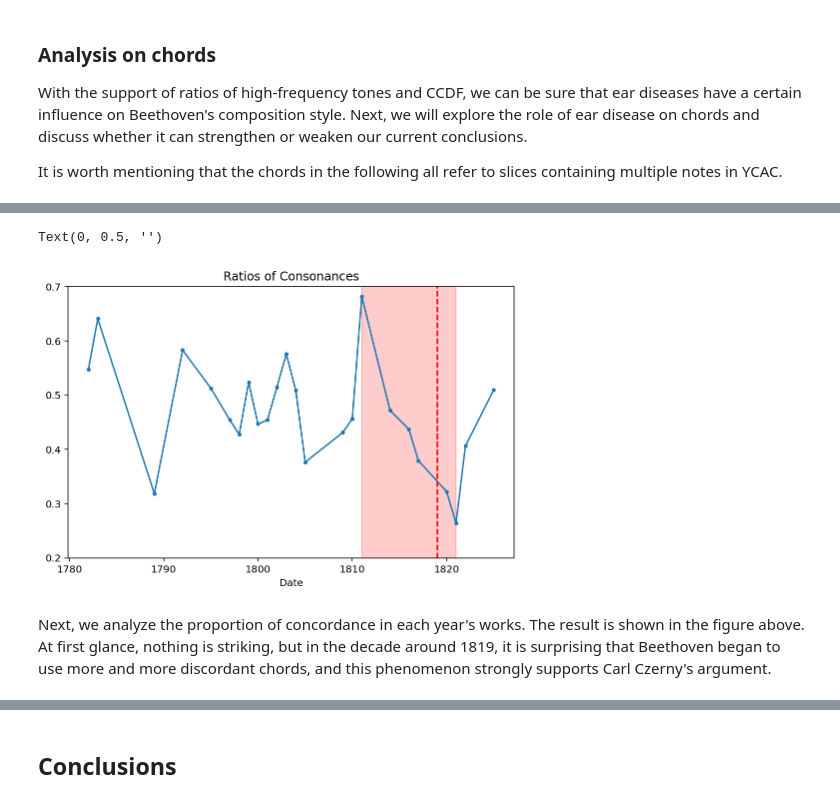
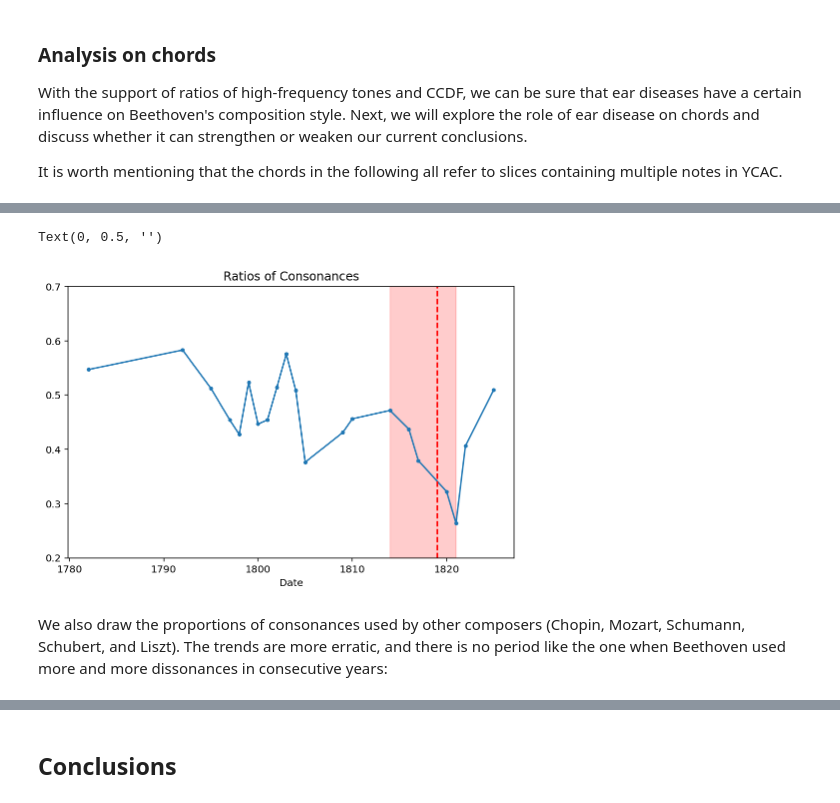
Before and after one commit to neilgogogo/digital_musicology, a Jupyter notebook: milestone3.ipynb, the cells around one changed output, grey strips where cells are left out. Drawn from its saved outputs; the diff is of its cells as text; code cells hidden in the pictures.

```diff
--- a/milestone3.ipynb
+++ b/milestone3.ipynb
@@ -144,3 +179,6 @@ pitch_df.head()
+# %%
+piano_df = piano_df[(piano_df['Published'] != 1783) & (piano_df['Published'] != 1789) & (piano_df['Published'] != 1811)]
+pitch_df = pitch_df[(pitch_df['Published'] != 1783) & (pitch_df['Published'] != 1789) & (pitch_df['Published'] != 1811)]
 # %% [markdown]
 ### Analysis on pitches
 # %% [markdown]
@@ -408,0 +498,39 @@ It can be seen that Beethoven would prefer to use the chords he used before, whi
+# %%
+def plot_composer_cdf(name):
+    from statistics import median
+
+    bach_df = pd.read_csv(f'./YCAC-data-1/{name}Slices.csv')
+    bach_df = bach_df.drop(columns=['Composer', 'LocalTonic', 'LocalMode', 'LocalSDForm_BassSD', 'Confidence'])
+
+    bach_df = pd.merge(composer, bach_df, left_on='Filename', right_on='file')
+
+    slices_counts = bach_df.groupby('Published').count()['Chord']
+    ilegal_years = [i for i in slices_counts.index if slices_counts[i] < 1000]
+    bach_df = bach_df[bach_df.apply(lambda x: x['Published'] not in ilegal_years, axis=1)]
+
+    ### Calculate new chords by years.
+    chord_types = []
+    all_chords = set()
+    year_list = list(bach_df['Published'].unique())
+    for year in year_list:
+        new_chords = set()
+        window_df = bach_df[bach_df['Published'] == year]
+        for chord in window_df['Chord']:
+            element = convert_chord(chord)
+            if len(element) > 1:
+                new_chords.add(frozenset(element))
+        chord_types.append(new_chords - all_chords)
+        all_chords = all_chords.union(new_chords)
+
+    plt.figure(figsize=(6, 5))
+    y_chord = list(len(i)/len(all_chords) for i in chord_types)
+    cdf_chord = np.cumsum(y_chord)
+    plt.plot(year_list, cdf_chord, marker='.')
+    plt.axvline(0.5 * (year_list[0] + year_list[-1]), color='red', ls='--')
+    plt.axhline(0.5, ls='--')
+    plt.title(f'CDF of new chords - {name}')
+    plt.xlabel('Date')
+    plt.ylabel('Ratio')
+# %%
+for i in other_composers:
+    plot_composer_cdf(i)
@@ -427,16 +577,14 @@ for year in year_list:
 # %%
 plt.figure(figsize=(8, 5))
 plt.plot(year_list, list(consonances[i]/chords[i] for i in range(len(chords))), marker='.')
 y_min, y_max = 0.2, 0.7
-plt.fill_betweenx([y_min, y_max], 1811, 1821, color='red', alpha=0.2)
+plt.fill_betweenx([y_min, y_max], 1814, 1821, color='red', alpha=0.2)
 plt.ylim([y_min, y_max])
 # plt.axvline(1800, color='red', ls='--')
 plt.axvline(1819, color='red', ls='--')
 plt.title('Ratios of Consonances')
 plt.xlabel('Date')
 plt.ylabel('')
 # %% [output]
 Text(0, 0.5, '')
-[figure, old version]
+[figure, new version]
-# %% [markdown]
-Next, we analyze the proportion of concordance in each year's works. The result is shown in the figure above. At first glance, nothing is striking, but in the decade around 1819, it is surprising that Beethoven began to use more and more discordant chords, and this phenomenon strongly supports Carl Czerny's argument.
@@ -470,2 +591,4 @@ composer.reset_index(drop=True, inplace=True)
+# %% [markdown]
+We also draw the proportions of consonances used by other composers (Chopin, Mozart, Schumann, Schubert, and Liszt). The trends are more erratic, and there is no period like the one when Beethoven used more and more dissonances in consecutive years:
 # %%
 ### Reuse code in previous cells.
```
Also changed, not shown: parts of 44 cells of this notebook, 1 other file.
